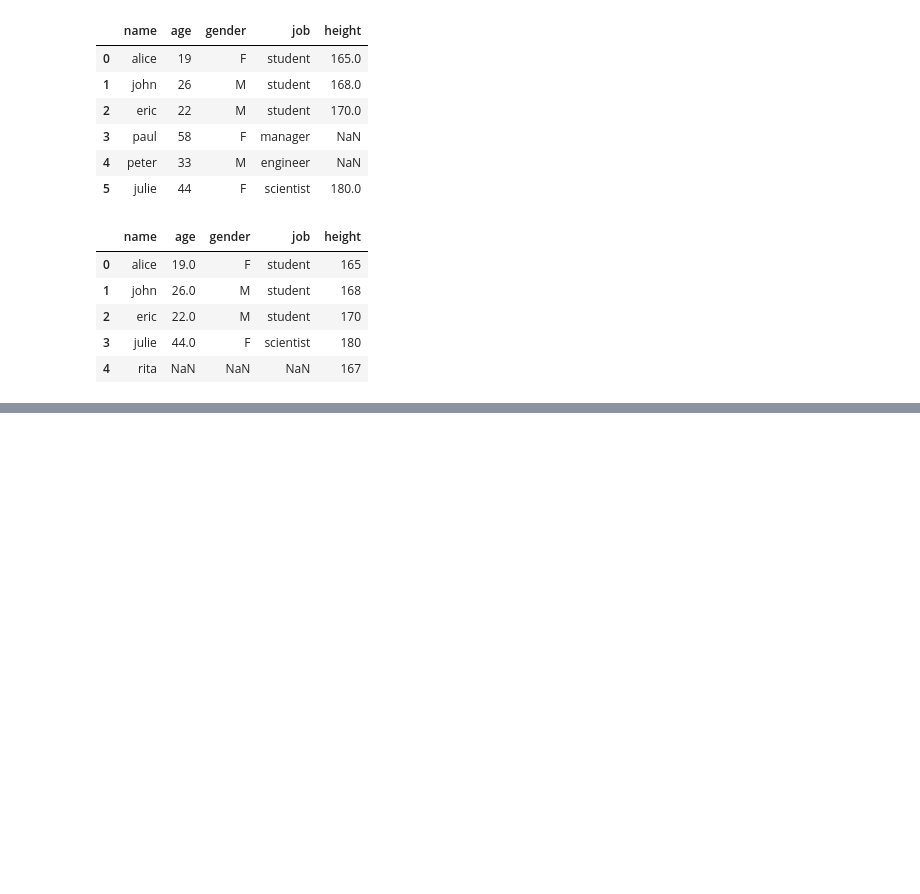
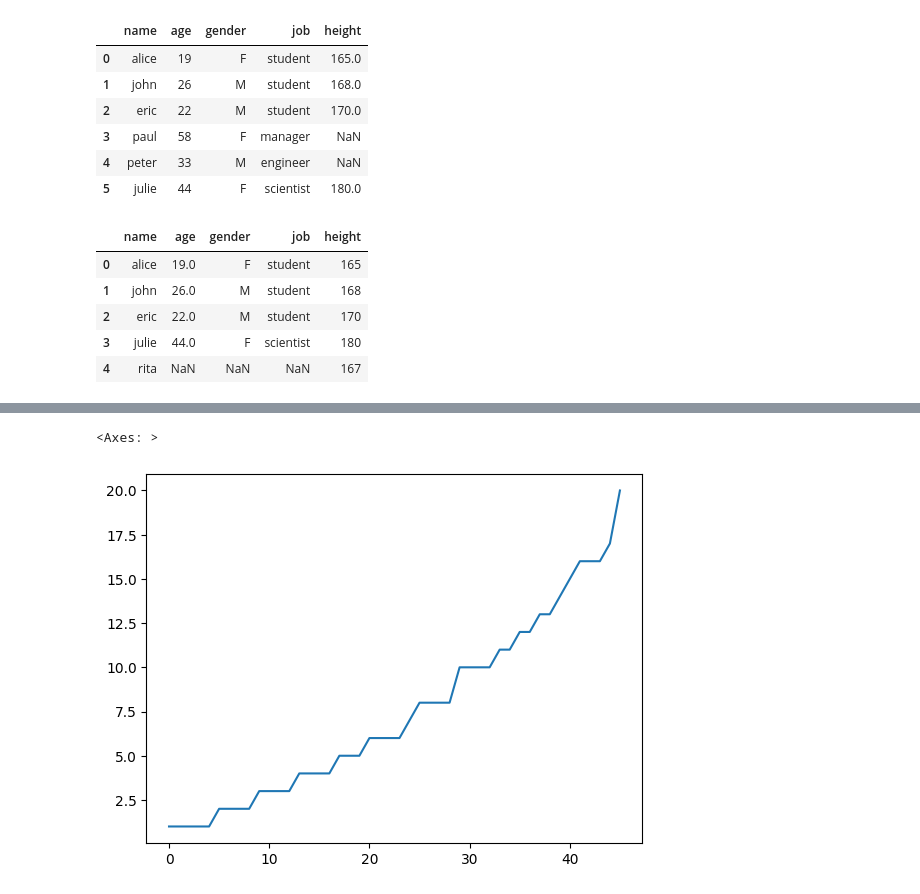
Before and after one commit to sangsaptak/DSTraining, a Jupyter notebook: Pandas.ipynb, the cells around one changed output, grey strips where cells are left out. Saved outputs shown, nothing was run; the diff lists cells and outputs as text; code cells hidden in the pictures; blank space fills up the shorter version.

```diff
--- a/Pandas.ipynb
+++ b/Pandas.ipynb
@@ -484,0 +1652,5 @@ merge_right_outer
+# %%
+df['experience'].plot()
+# %% [output]
+<Axes: >
+[figure, added]
```
Also changed, not shown: parts of 130 cells of this notebook, 2 other files.
